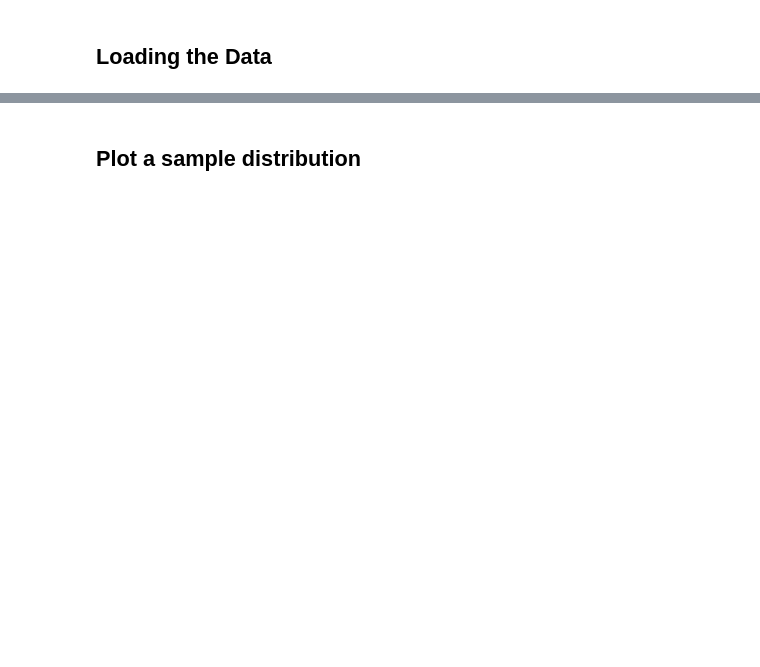
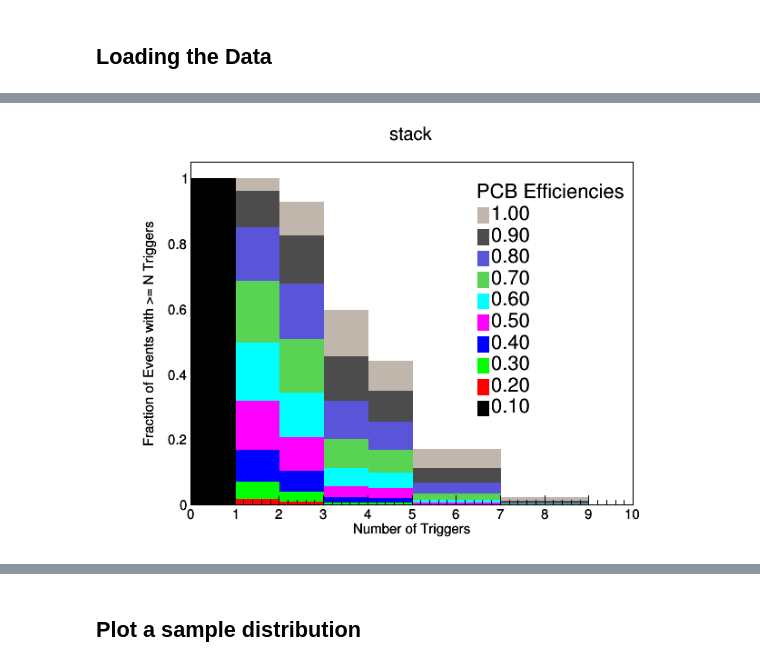
Before and after one commit to annmwang/oct_sim, a Jupyter notebook: oct_sim_analysis/EfficiencyPlots.ipynb, the cells around one changed output, grey strips where cells are left out. Drawn from its saved outputs; the diff is of its cells as text; code cells hidden in the pictures; blank space fills up the shorter version.

```diff
--- a/oct_sim_analysis/EfficiencyPlots.ipynb
+++ b/oct_sim_analysis/EfficiencyPlots.ipynb
@@ -78,0 +227,12 @@ Number of loaded files: 60
+# %%
+stack.Draw("nostack hist")
+stack.GetXaxis().SetTitle("Number of Triggers")
+stack.GetXaxis().CenterTitle()
+stack.GetYaxis().SetTitle("Fraction of Events with >= N Triggers")
+stack.GetYaxis().CenterTitle()
+stack.GetYaxis().SetNdivisions(10,0,0)
+l.Draw()
+C.Update()
+C.Draw()
+# %% [output]
+[figure, added]
```
Also changed, not shown: parts of 20 cells of this notebook, 2 other files.
